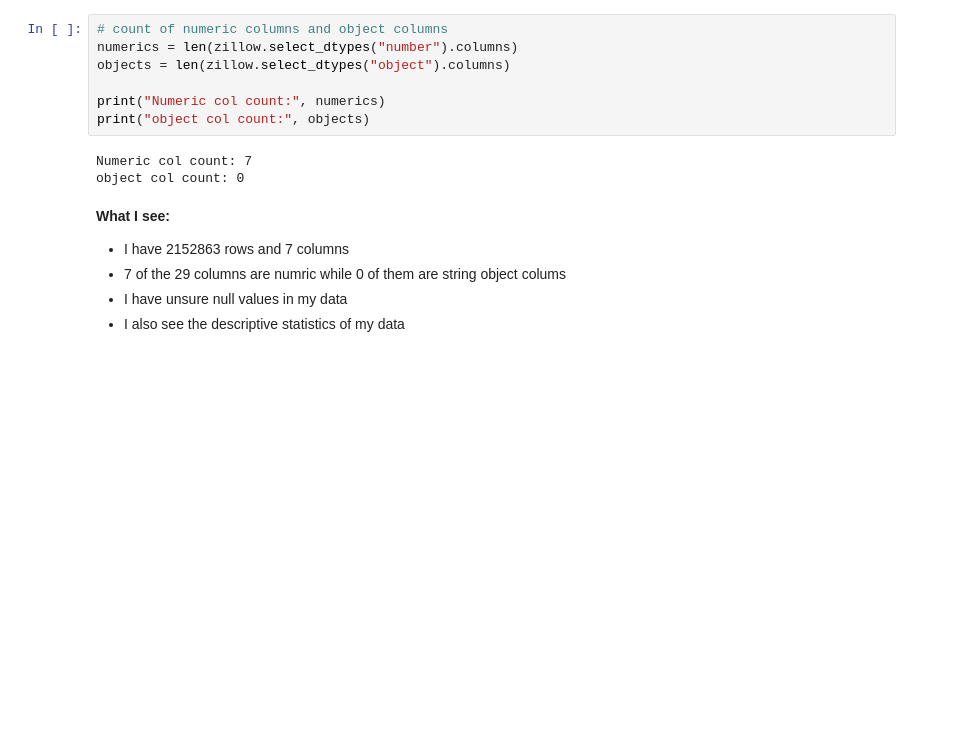
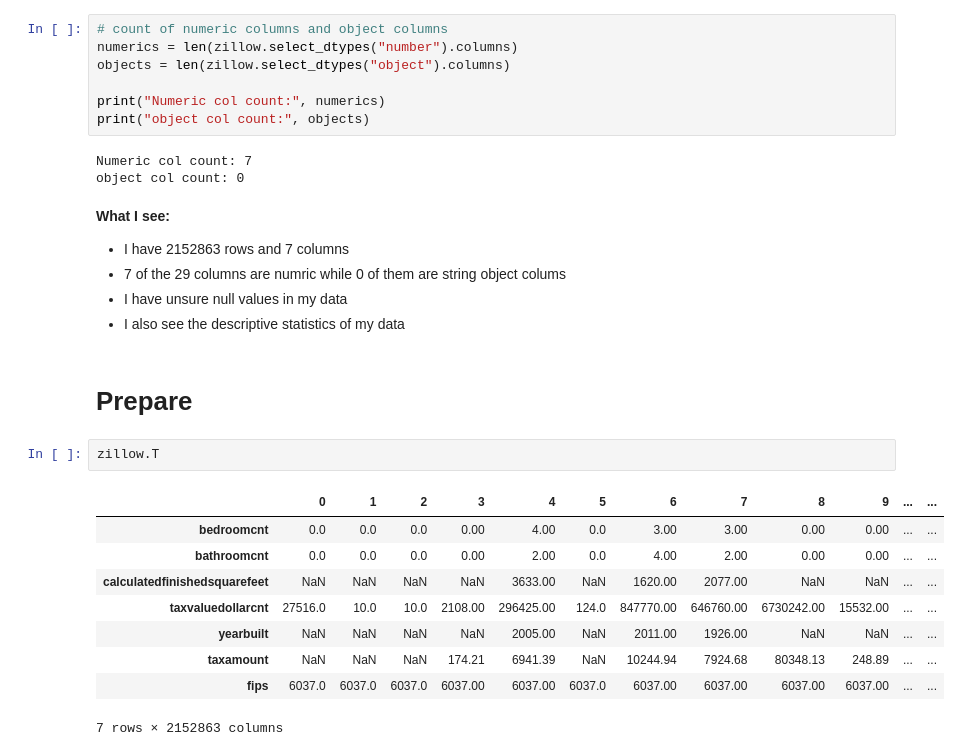
Before and after one commit to MigashaneVictoire/regression-exercises, a Jupyter notebook: wrangle.ipynb, the cells around one changed output. Saved outputs shown, nothing was run; the diff lists cells and outputs as text; blank space fills up the shorter version.

```diff
--- a/wrangle.ipynb
+++ b/wrangle.ipynb
@@ -104,3 +107,17 @@ object col count: 0
 - 7 of the 29 columns are numric while 0 of them are string object colums
 - I have unsure null values in my data
 - I also see the descriptive statistics of my data
+# %% [markdown]
+# Prepare
+# %%
+zillow.T
+# %% [output]
+|  | 0 | 1 | 2 | 3 | 4 | 5 | 6 | 7 | 8 | 9 | ... | ... |
+| bedroomcnt | 0.0 | 0.0 | 0.0 | 0.00 | 4.00 | 0.0 | 3.00 | 3.00 | 0.00 | 0.00 | ... | ... |
+| bathroomcnt | 0.0 | 0.0 | 0.0 | 0.00 | 2.00 | 0.0 | 4.00 | 2.00 | 0.00 | 0.00 | ... | ... |
+| calculatedfinishedsquarefeet | NaN | NaN | NaN | NaN | 3633.00 | NaN | 1620.00 | 2077.00 | NaN | NaN | ... | ... |
+| taxvaluedollarcnt | 27516.0 | 10.0 | 10.0 | 2108.00 | 296425.00 | 124.0 | 847770.00 | 646760.00 | 6730242.00 | 15532.00 | ... | ... |
+| yearbuilt | NaN | NaN | NaN | NaN | 2005.00 | NaN | 2011.00 | 1926.00 | NaN | NaN | ... | ... |
+| taxamount | NaN | NaN | NaN | 174.21 | 6941.39 | NaN | 10244.94 | 7924.68 | 80348.13 | 248.89 | ... | ... |
+| fips | 6037.0 | 6037.0 | 6037.0 | 6037.00 | 6037.00 | 6037.0 | 6037.00 | 6037.00 | 6037.00 | 6037.00 | ... | ... |
+7 rows × 2152863 columns
```
Also changed, not shown: parts of 13 cells of this notebook, 1 other file.
